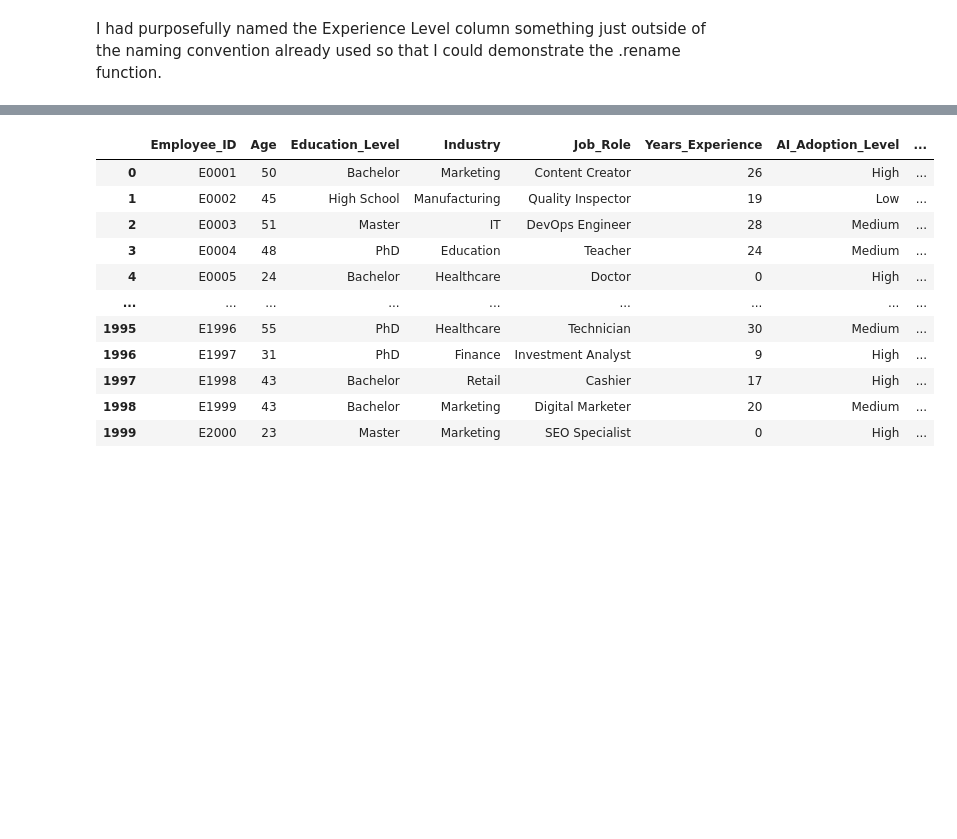
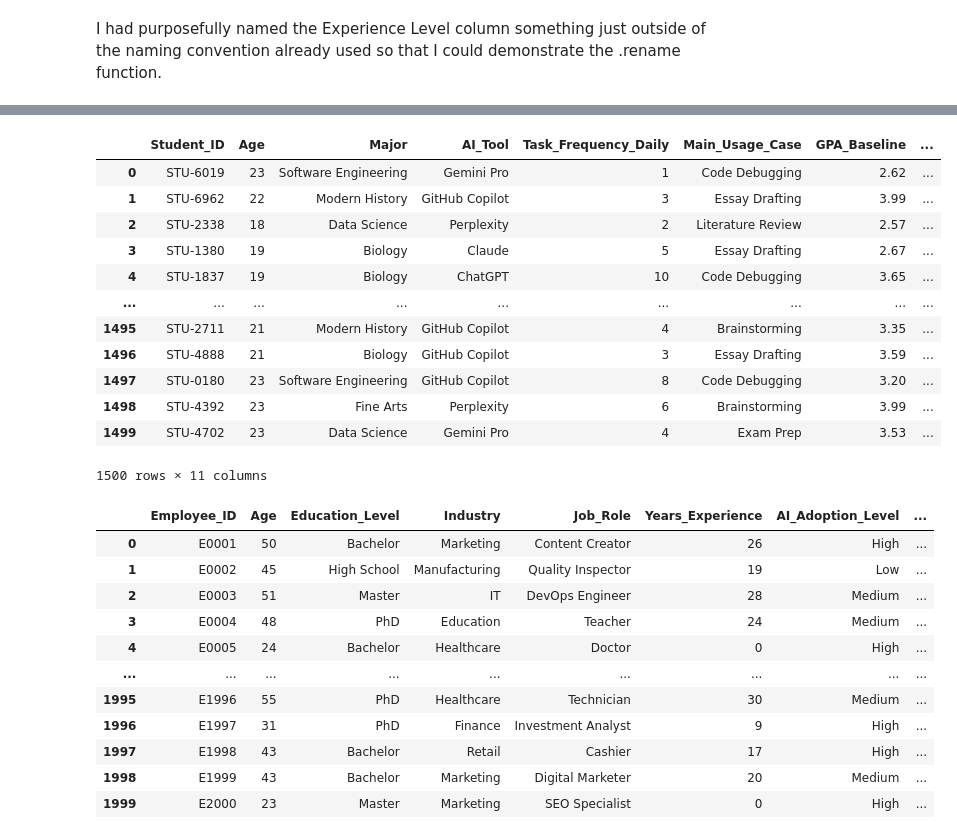
Before and after one commit to mjhess01/AI-Education-Analysis, a Jupyter notebook: Notebooks/dataset_exploration.ipynb, the cells around one changed output, grey strips where cells are left out. Cells and saved outputs as stored; diff of their text form; code cells hidden in the pictures; blank space fills up the shorter version.

```diff
--- a/Notebooks/dataset_exploration.ipynb
+++ b/Notebooks/dataset_exploration.ipynb
@@ -361,3 +404,19 @@ I had purposefully named the Experience Level column something just outside of t
+# %%
+student_life_df.rename(columns={'Primary_AI_Tool': 'AI_Tool'})
+# %% [output]
+|  | Student_ID | Age | Major | AI_Tool | Task_Frequency_Daily | Main_Usage_Case | GPA_Baseline | ... |
+| 0 | STU-6019 | 23 | Software Engineering | Gemini Pro | 1 | Code Debugging | 2.62 | ... |
+| 1 | STU-6962 | 22 | Modern History | GitHub Copilot | 3 | Essay Drafting | 3.99 | ... |
+| 2 | STU-2338 | 18 | Data Science | Perplexity | 2 | Literature Review | 2.57 | ... |
+| 3 | STU-1380 | 19 | Biology | Claude | 5 | Essay Drafting | 2.67 | ... |
+| 4 | STU-1837 | 19 | Biology | ChatGPT | 10 | Code Debugging | 3.65 | ... |
+| ... | ... | ... | ... | ... | ... | ... | ... | ... |
+| 1495 | STU-2711 | 21 | Modern History | GitHub Copilot | 4 | Brainstorming | 3.35 | ... |
+| 1496 | STU-4888 | 21 | Biology | GitHub Copilot | 3 | Essay Drafting | 3.59 | ... |
+| 1497 | STU-0180 | 23 | Software Engineering | GitHub Copilot | 8 | Code Debugging | 3.20 | ... |
+| 1498 | STU-4392 | 23 | Fine Arts | Perplexity | 6 | Brainstorming | 3.99 | ... |
+| 1499 | STU-4702 | 23 | Data Science | Gemini Pro | 4 | Exam Prep | 3.53 | ... |
+1500 rows × 11 columns
 # %%
 jobs_df.rename(columns={'ExperienceLevel': 'Experience_Level'}, inplace=True)
 jobs_df
```
Also changed, not shown: parts of 6 cells of this notebook.
